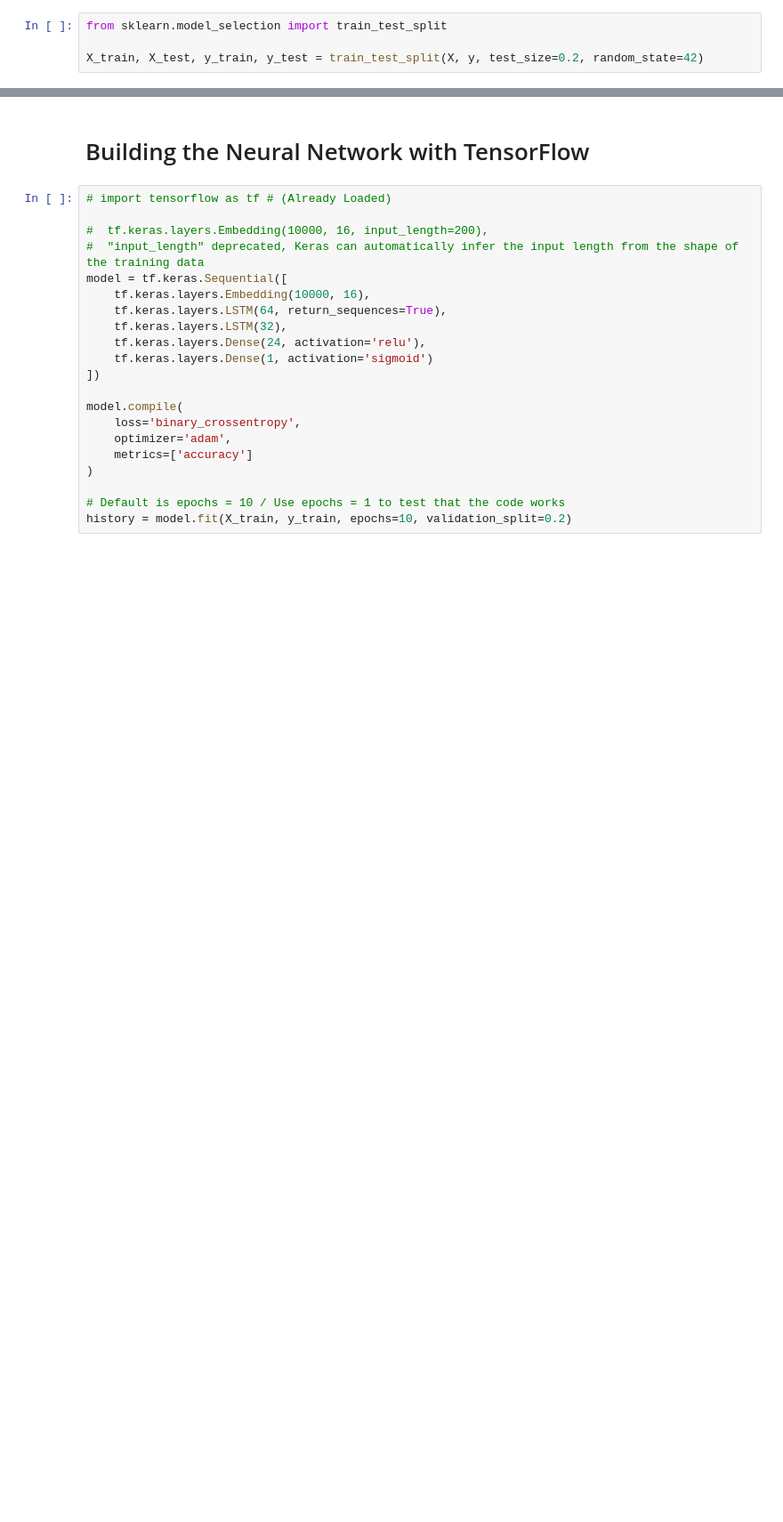
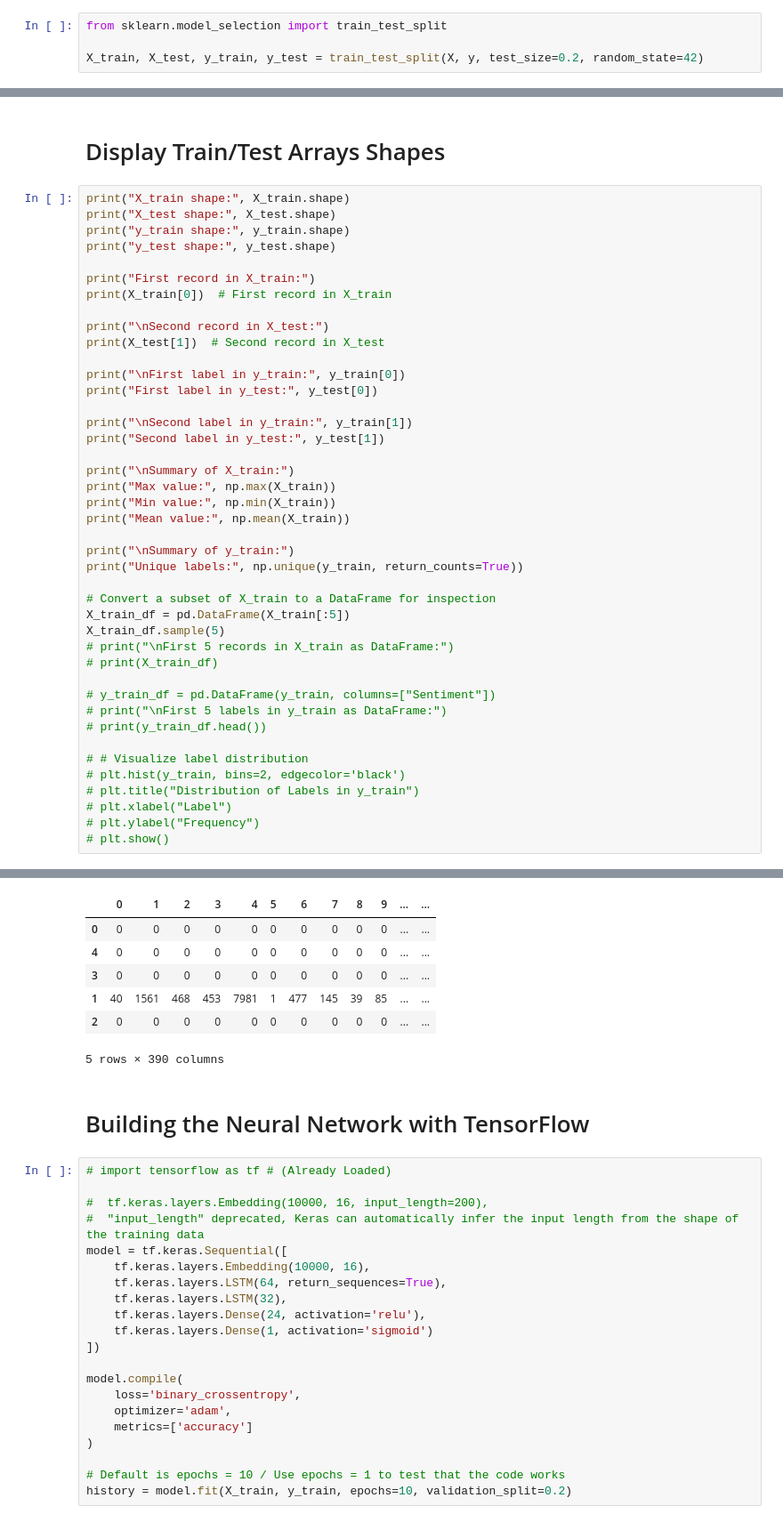
Before and after one commit to rahcoderepo/NLP, a Jupyter notebook: NLP-Assignment/RAH_NLP_Assignment_2_prep_workshop.ipynb, the cells around one changed output, grey strips where cells are left out. Shown at 89% size. Drawn from its saved outputs; the diff is of its cells as text; blank space fills up the shorter version.

```diff
--- a/NLP-Assignment/RAH_NLP_Assignment_2_prep_workshop.ipynb
+++ b/NLP-Assignment/RAH_NLP_Assignment_2_prep_workshop.ipynb
@@ -521,0 +556,45 @@ X_train, X_test, y_train, y_test = train_test_split(X, y, test_size=0.2, random_
+# %% [markdown]
+# Display Train/Test Arrays Shapes
+# %%
+print("X_train shape:", X_train.shape)
+print("X_test shape:", X_test.shape)
+print("y_train shape:", y_train.shape)
+print("y_test shape:", y_test.shape)
+
+print("First record in X_train:")
+print(X_train[0])  # First record in X_train
+
+print("\nSecond record in X_test:")
+print(X_test[1])  # Second record in X_test
+
+print("\nFirst label in y_train:", y_train[0])
+print("First label in y_test:", y_test[0])
+
+print("\nSecond label in y_train:", y_train[1])
+print("Second label in y_test:", y_test[1])
+
+print("\nSummary of X_train:")
+print("Max value:", np.max(X_train))
+print("Min value:", np.min(X_train))
+print("Mean value:", np.mean(X_train))
+
+print("\nSummary of y_train:")
+print("Unique labels:", np.unique(y_train, return_counts=True))
+
+# Convert a subset of X_train to a DataFrame for inspection
+X_train_df = pd.DataFrame(X_train[:5])
+X_train_df.sample(5)
+# print("\nFirst 5 records in X_train as DataFrame:")
+# print(X_train_df)
+
+# y_train_df = pd.DataFrame(y_train, columns=["Sentiment"])
+# print("\nFirst 5 labels in y_train as DataFrame:")
+# print(y_train_df.head())
+
+# # Visualize label distribution
+# plt.hist(y_train, bins=2, edgecolor='black')
+# plt.title("Distribution of Labels in y_train")
+# plt.xlabel("Label")
+# plt.ylabel("Frequency")
+# plt.show()
+# %% [output]
@@ -522,3 +618,10 @@ X_train, X_test, y_train, y_test = train_test_split(X, y, test_size=0.2, random_
+|  | 0 | 1 | 2 | 3 | 4 | 5 | 6 | 7 | 8 | 9 | ... | ... |
+| 0 | 0 | 0 | 0 | 0 | 0 | 0 | 0 | 0 | 0 | 0 | ... | ... |
+| 4 | 0 | 0 | 0 | 0 | 0 | 0 | 0 | 0 | 0 | 0 | ... | ... |
+| 3 | 0 | 0 | 0 | 0 | 0 | 0 | 0 | 0 | 0 | 0 | ... | ... |
+| 1 | 40 | 1561 | 468 | 453 | 7981 | 1 | 477 | 145 | 39 | 85 | ... | ... |
+| 2 | 0 | 0 | 0 | 0 | 0 | 0 | 0 | 0 | 0 | 0 | ... | ... |
+5 rows × 390 columns
 # %% [markdown]
 # Building the Neural Network with TensorFlow
 # %%
```
Also changed, not shown: parts of 7 cells of this notebook.
